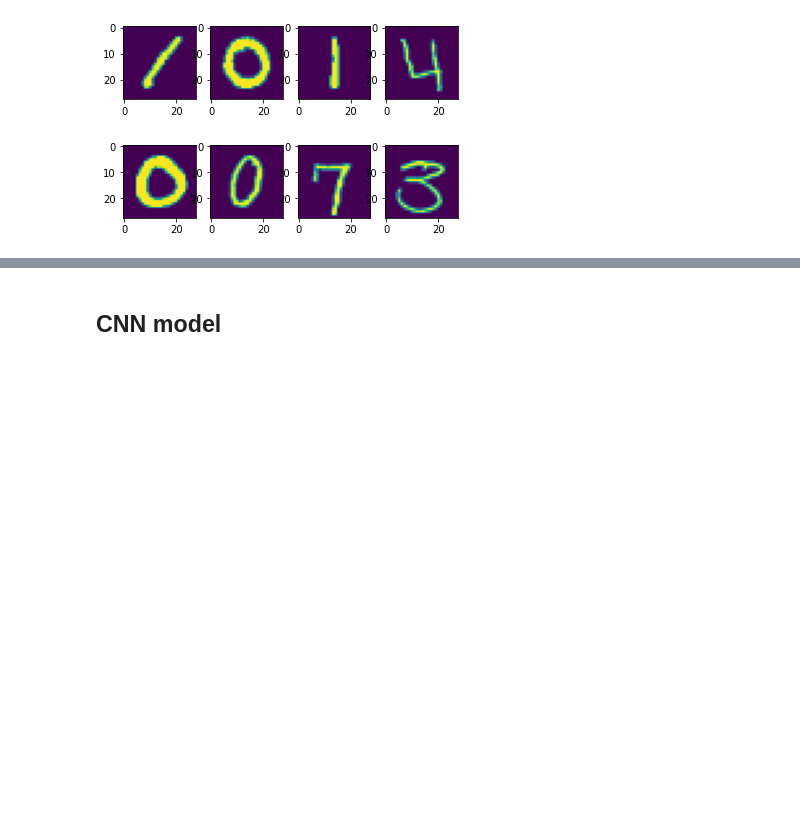
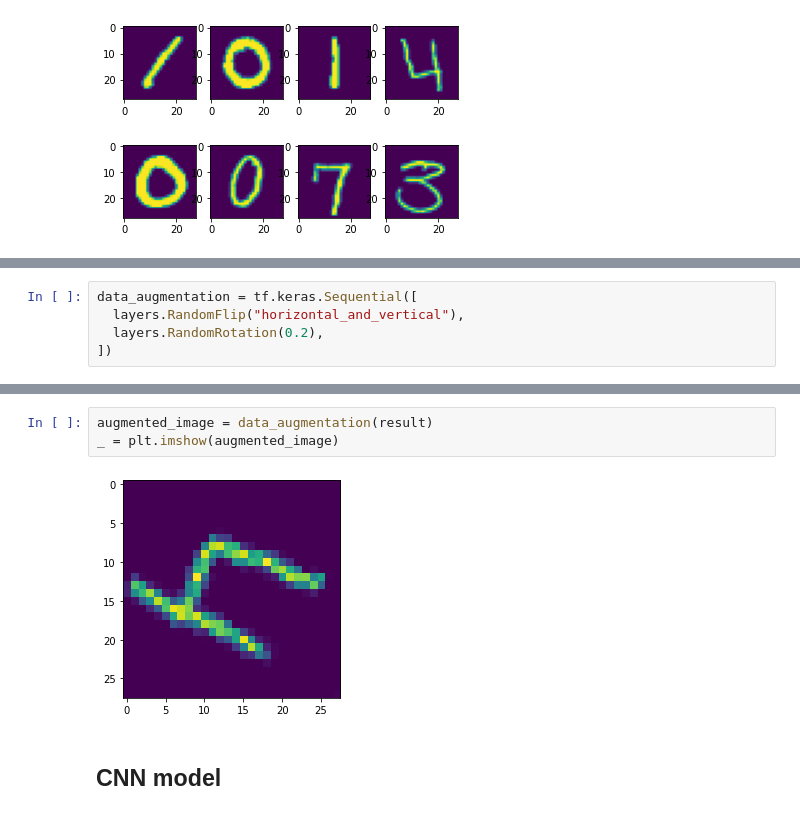
Before and after one commit to Omar-Saad/Digit-Recognition, a Jupyter notebook: digit-recognizer.ipynb, the cells around one changed output, grey strips where cells are left out. Cells and saved outputs as stored; diff of their text form; blank space fills up the shorter version.

```diff
--- a/digit-recognizer.ipynb
+++ b/digit-recognizer.ipynb
@@ -68,0 +74,5 @@ train_features.shape
+# %%
+data_augmentation = tf.keras.Sequential([
+  layers.RandomFlip("horizontal_and_vertical"),
+  layers.RandomRotation(0.2),
+])
@@ -69,3 +86,8 @@ train_features.shape
+# %%
+augmented_image = data_augmentation(result)
+_ = plt.imshow(augmented_image)
+# %% [output]
+[figure, added]
 # %% [markdown]
 CNN model
 ---
```
Also changed, not shown: parts of 12 cells of this notebook.
